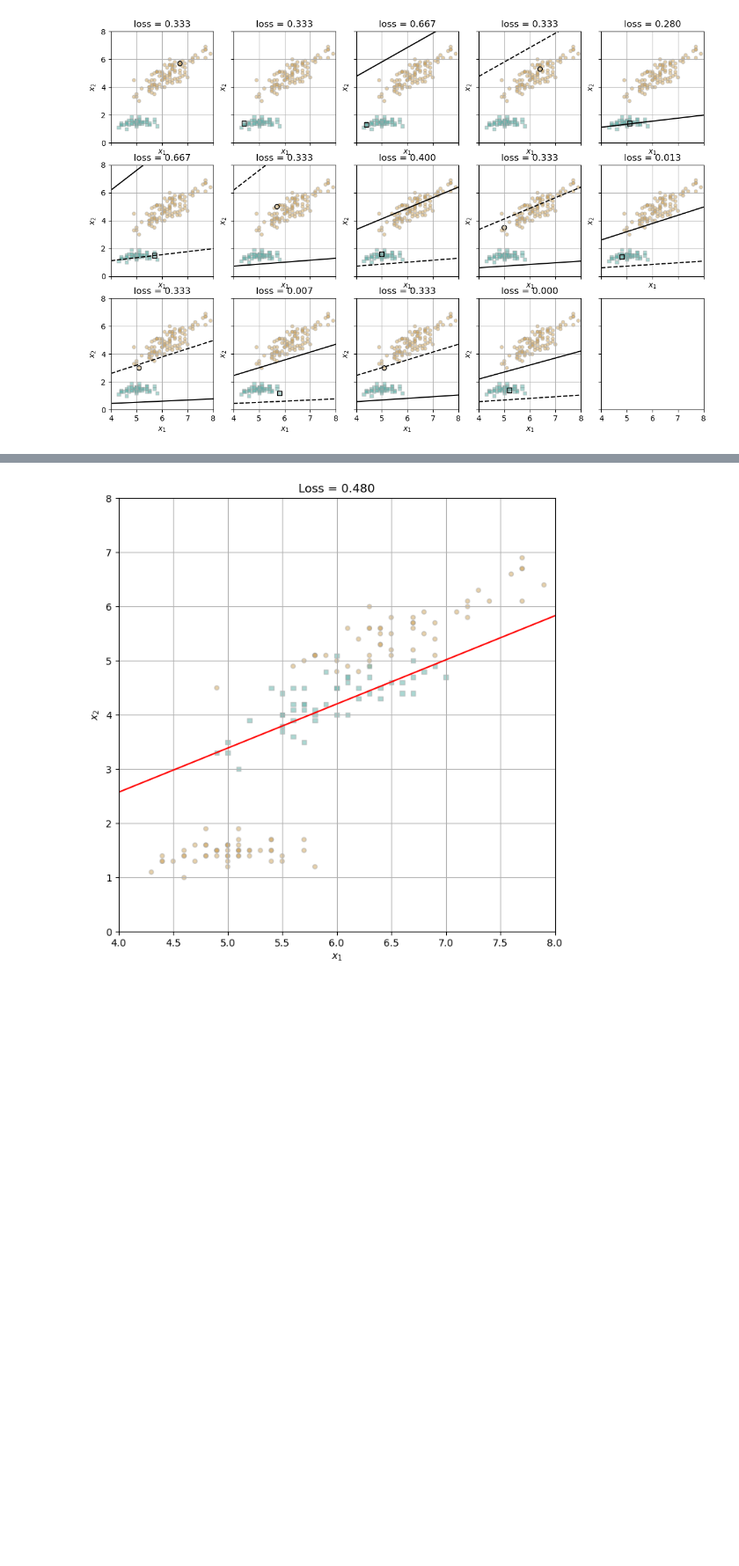
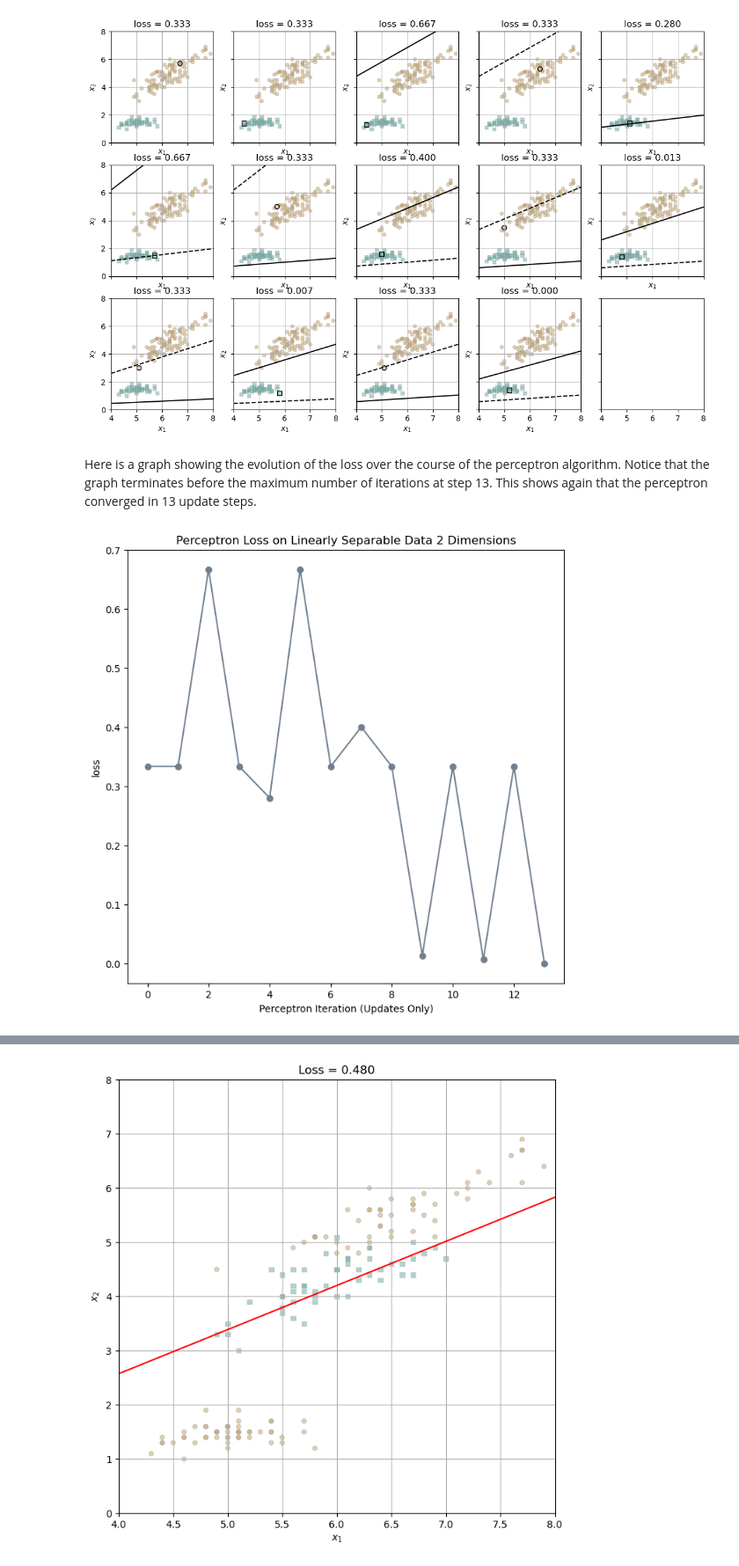
Before and after one commit to opfleet/opfleet.github.io, a Jupyter notebook: posts/PerceptronPost/index.ipynb, the cells around one changed output, grey strips where cells are left out. Shown at 88% size. Cells and saved outputs as stored; diff of their text form; code cells hidden in the pictures; blank space fills up the shorter version.

```diff
--- a/posts/PerceptronPost/index.ipynb
+++ b/posts/PerceptronPost/index.ipynb
@@ -207,4 +227,15 @@ while loss > 0.0 and curr_iter < max_iter: #if data is not linearly separable, t
     plt.tight_layout
 # %% [output]
 [figure]
+# %% [markdown]
+Here is a graph showing the evolution of the loss over the course of the perceptron algorithm. Notice that the graph terminates before the maximum number of iterations at step 13. This shows again that the perceptron converged in 13 update steps.
+# %%
+plt.figure(figsize= (8,8))
+plt.plot(loss_vec, color = "slategrey")
+
+plt.scatter(torch.arange(len(loss_vec)), loss_vec, color = "slategrey")
+
+labs = plt.gca().set(xlabel = "Perceptron Iteration (Updates Only)", ylabel = "loss", title = "Perceptron Loss on Linearly Separable Data 2 Dimensions")
+# %% [output]
+[figure, added]
 # %% [markdown]
```
Also changed, not shown: parts of 19 cells of this notebook.
